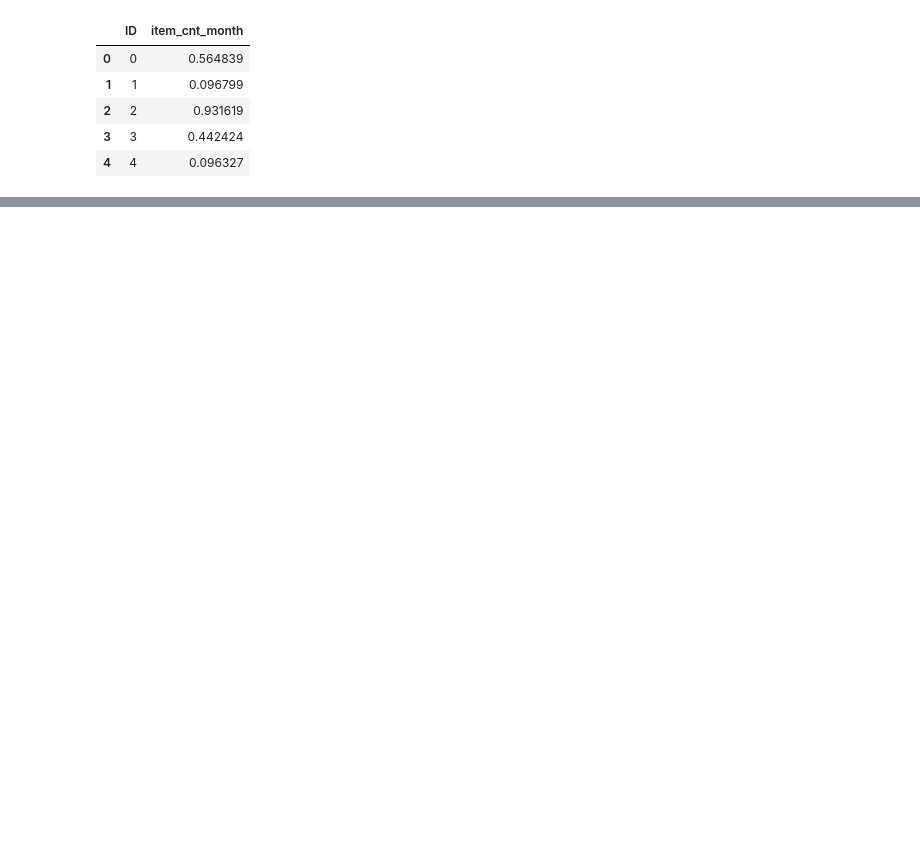
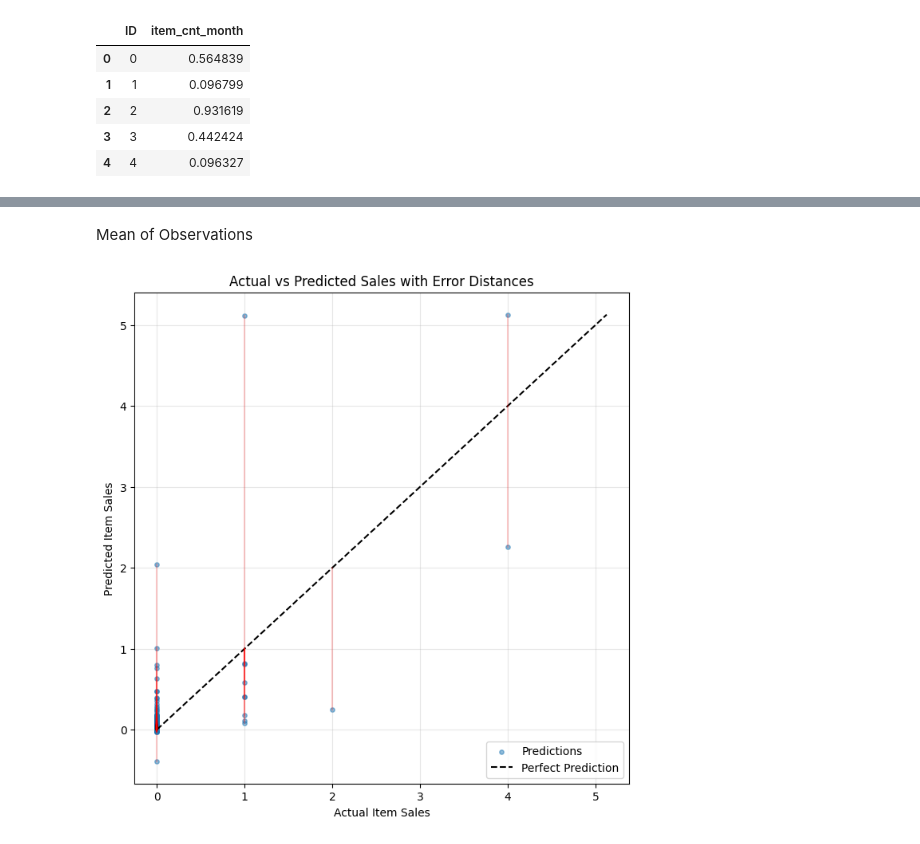
Before and after one commit to alexisfrazee/Predict-Future-Sales-DNSC-3288-Project, a Jupyter notebook: Alexis_DNSC_3288_Final_Project.ipynb, the cells around one changed output, grey strips where cells are left out. Saved outputs shown, nothing was run; the diff lists cells and outputs as text; code cells hidden in the pictures; blank space fills up the shorter version.

```diff
--- a/Alexis_DNSC_3288_Final_Project.ipynb
+++ b/Alexis_DNSC_3288_Final_Project.ipynb
@@ -246,0 +242,38 @@ Adverse Impact Ratio (AIR): 0.9718
+# %% [markdown]
+Mean of Observations
+# %%
+import numpy as np
+import matplotlib.pyplot as plt
+
+# Predict
+val_preds = xgb_model.predict(X_val)
+val_true = y_val.values.flatten()
+
+# Limit to 300 random points for visualization clarity
+np.random.seed(42)
+sample_idx = np.random.choice(len(val_true), size=300, replace=False)
+
+sample_true = val_true[sample_idx]
+sample_pred = val_preds[sample_idx]
+
+plt.figure(figsize=(8, 8))
+
+# Scatter actual vs predicted points
+plt.scatter(sample_true, sample_pred, alpha=0.5, s=15, label='Predictions')
+
+# Perfect prediction reference line
+max_val = max(sample_true.max(), sample_pred.max())
+plt.plot([0, max_val], [0, max_val], linestyle='--', color='black', label="Perfect Prediction")
+
+# Draw error lines
+for t, p in zip(sample_true, sample_pred):
+    plt.plot([t, t], [t, p], color='red', alpha=0.2)
+
+plt.xlabel("Actual Item Sales")
+plt.ylabel("Predicted Item Sales")
+plt.title("Actual vs Predicted Sales with Error Distances")
+plt.legend()
+plt.grid(alpha=0.3)
+plt.show()
+# %% [output]
+[figure, added]
```
Also changed, not shown: parts of 11 cells of this notebook.
